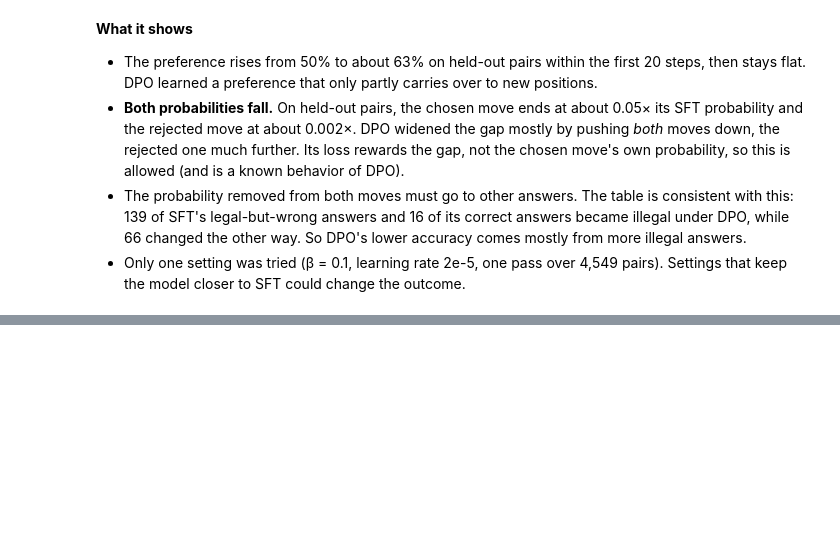
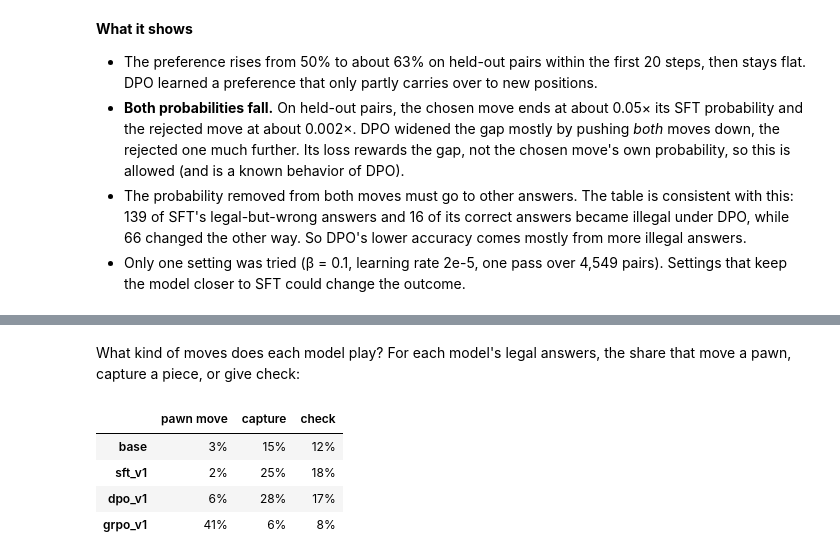
Before and after one commit to adrianapsay/cs289-final-project, a Jupyter notebook: notebooks/07_understanding_results.ipynb, the cells around one changed output, grey strips where cells are left out. Drawn from its saved outputs; the diff is of its cells as text; code cells hidden in the pictures; blank space fills up the shorter version.

```diff
--- a/notebooks/07_understanding_results.ipynb
+++ b/notebooks/07_understanding_results.ipynb
@@ -378,0 +387,19 @@ No RL run yet: run notebook 06, then rerun this notebook.
+# %% [markdown]
+What kind of moves does each model play? For each model's legal answers, the share that move a pawn, capture a piece, or give check:
+# %%
+def move_kinds(g):
+    """Share of a model's legal answers that are pawn moves, captures, or checks."""
+    rows = []
+    for puzzle_id, row in g[g.outcome == "legal"].iterrows():
+        board, move = chess.Board(puzzles.fen[puzzle_id]), chess.Move.from_uci(row.move)
+        rows.append({"pawn move": board.piece_type_at(move.from_square) == chess.PAWN,
+                     "capture": board.is_capture(move), "check": board.gives_check(move)})
+    return pd.DataFrame(rows).mean()
+
+pd.DataFrame({run: move_kinds(g) for run, g in graded.items()}).T.map("{:.0%}".format)
+# %% [output]
+|  | pawn move | capture | check |
+| base | 3% | 15% | 12% |
+| sft_v1 | 2% | 25% | 18% |
+| dpo_v1 | 6% | 28% | 17% |
+| grpo_v1 | 41% | 6% | 8% |
```
Also changed, not shown: parts of 16 cells of this notebook, 14 other files.
